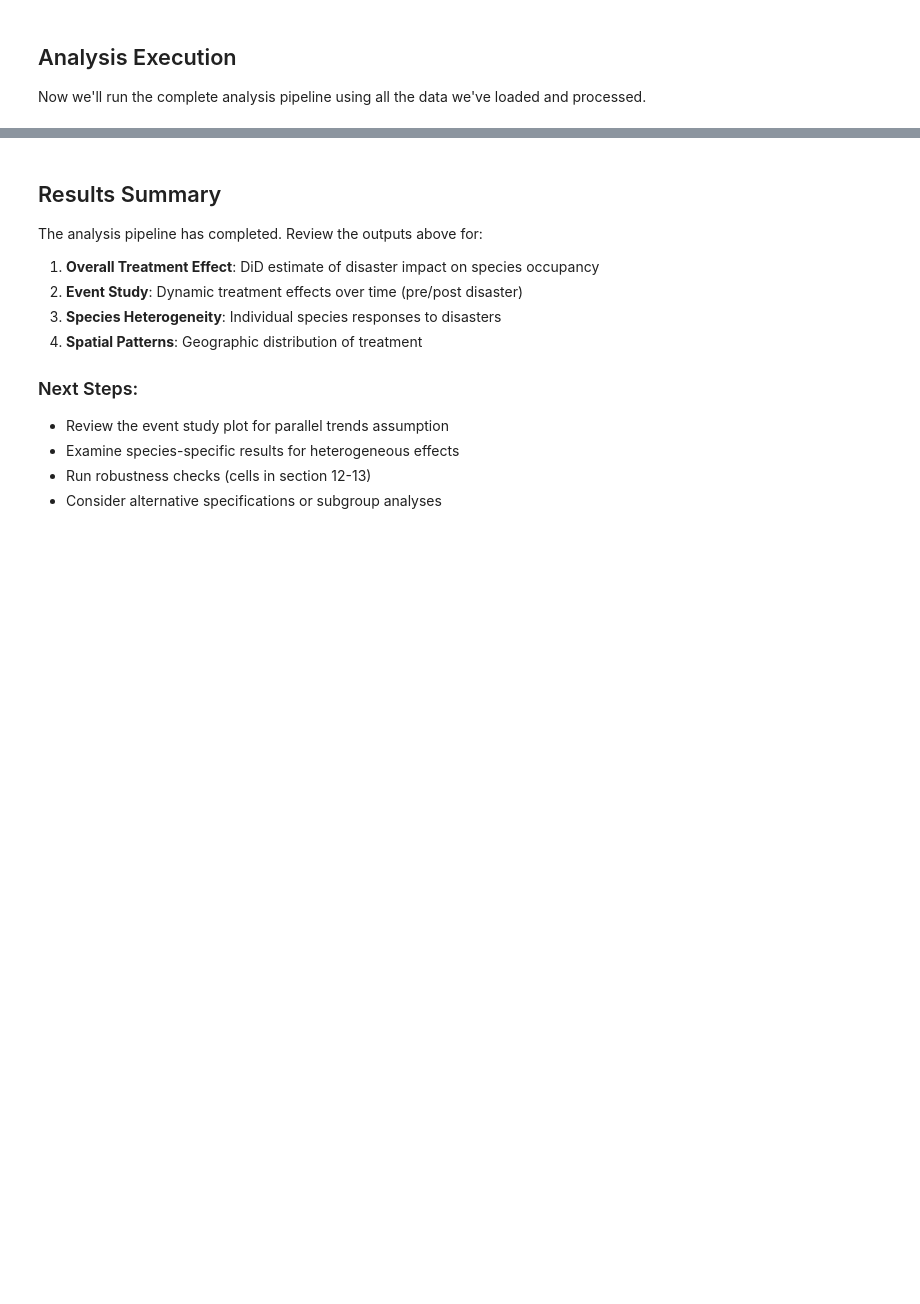
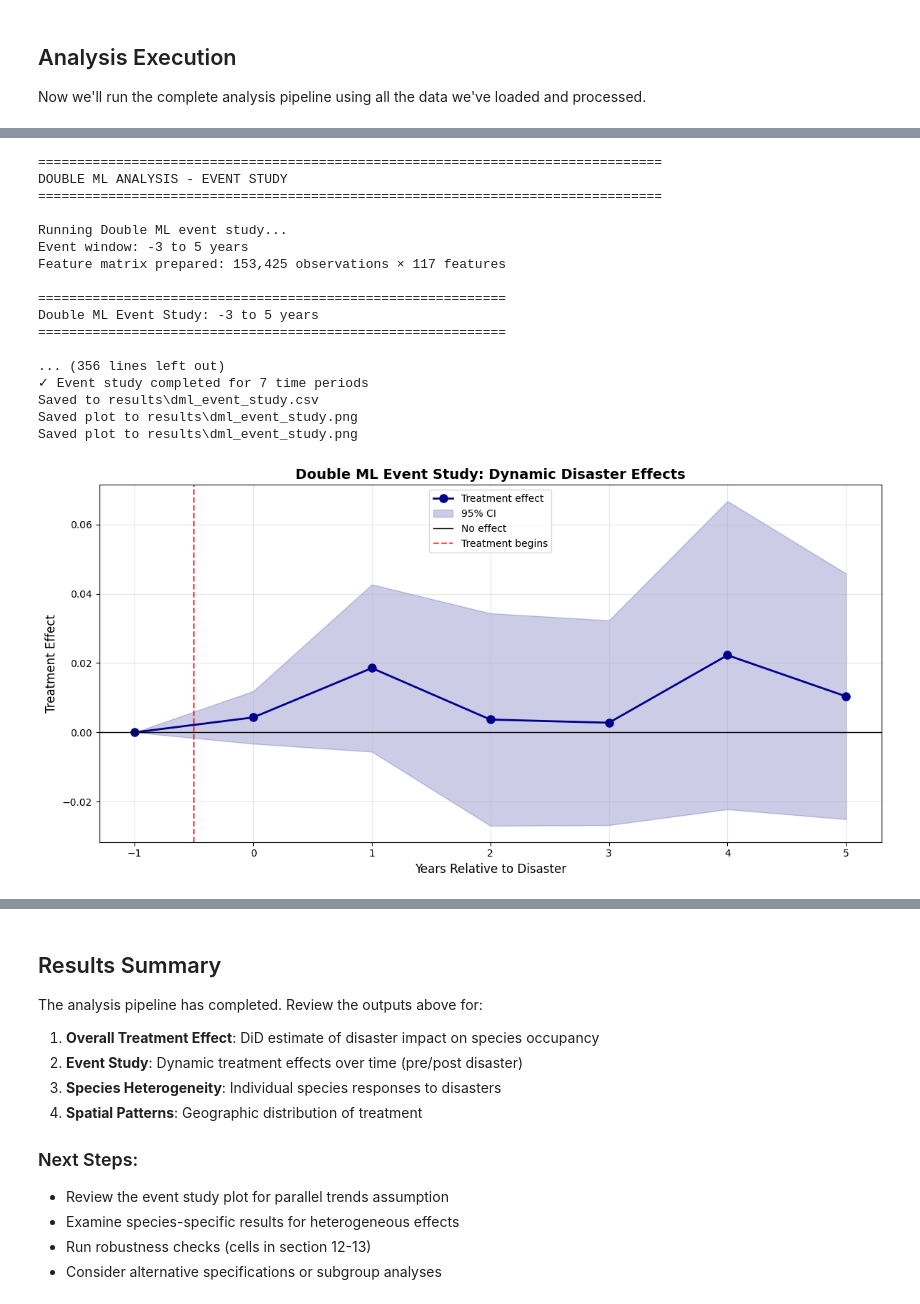
Before and after one commit to LoremIpsum-ADA/implementation-v2, a Jupyter notebook: endangered_asia_pipeline.ipynb, the cells around one changed output, grey strips where cells are left out. Saved outputs shown, nothing was run; the diff lists cells and outputs as text; code cells hidden in the pictures; blank space fills up the shorter version.

```diff
--- a/endangered_asia_pipeline.ipynb
+++ b/endangered_asia_pipeline.ipynb
@@ -1770,0 +2778,70 @@ else:
+# %%
+# Step DML-2: Double ML Event Study
+print("\n" + "="*80)
+print("DOUBLE ML ANALYSIS - EVENT STUDY")
+print("="*80)
+
+if 'panel_df' in locals():
+    print("\nRunning Double ML event study...")
+    print(f"Event window: {CONFIG['event_window'][0]} to {CONFIG['event_window'][1]} years")
+
+    # Run event study
+    dml_event_study_df = double_ml_event_study(
+        panel_df,
+        outcome_var='occupancy',
+        entity_var='grid_id',
+        time_var='year',
+        treatment_time_var='first_treatment_year',
+        window=CONFIG['event_window'],
+        ml_model=CONFIG['ml_model'],
+        n_folds=CONFIG['n_folds']
+    )
+
+    if len(dml_event_study_df) > 0:
+        print(f"\n✓ Event study completed for {len(dml_event_study_df)} time periods")
+
+        # Save results
+        es_path = CONFIG['results_dir'] / 'dml_event_study.csv'
+        dml_event_study_df.to_csv(es_path, index=False)
+        print(f"Saved to {es_path}")
+
+        # Plot
+        plot_dml_event_study(
+            dml_event_study_df,
+            title='Double ML Event Study: Dynamic Disaster Effects',
+            save_path=CONFIG['results_dir'] / 'dml_event_study.png'
+        )
+
+        # Check for pre-trends
+        pre_treatment = dml_event_study_df[dml_event_study_df['event_time'] < -1]
+        if len(pre_treatment) > 0:
+            avg_pre_effect = pre_treatment['ate'].mean()
+            print(f"\nPre-treatment check:")
+            print(f"  Average pre-treatment effect: {avg_pre_effect:.6f}")
+            if abs(avg_pre_effect) < 0.01:
+                print("  ✓ Small pre-treatment effects support parallel trends assumption")
+            else:
+                print("  ⚠ Large pre-treatment effects may indicate violation of parallel trends")
+    else:
+        print("\n⚠ Event study failed - no results")
+else:
+    print("ERROR: Analysis panel not found. Run previous steps first.")
+# %% [output]
+================================================================================
+DOUBLE ML ANALYSIS - EVENT STUDY
+================================================================================
+
+Running Double ML event study...
+Event window: -3 to 5 years
+Feature matrix prepared: 153,425 observations × 117 features
+
+============================================================
+Double ML Event Study: -3 to 5 years
+============================================================
+
+... (356 lines left out)
+✓ Event study completed for 7 time periods
+Saved to results\dml_event_study.csv
+Saved plot to results\dml_event_study.png
+Saved plot to results\dml_event_study.png
+[figure, added]
```
Also changed, not shown: parts of 41 cells of this notebook, 22 other files.
